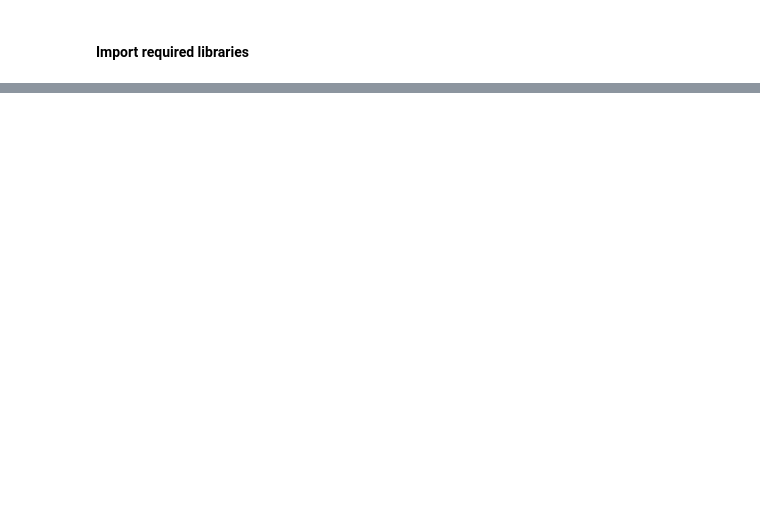
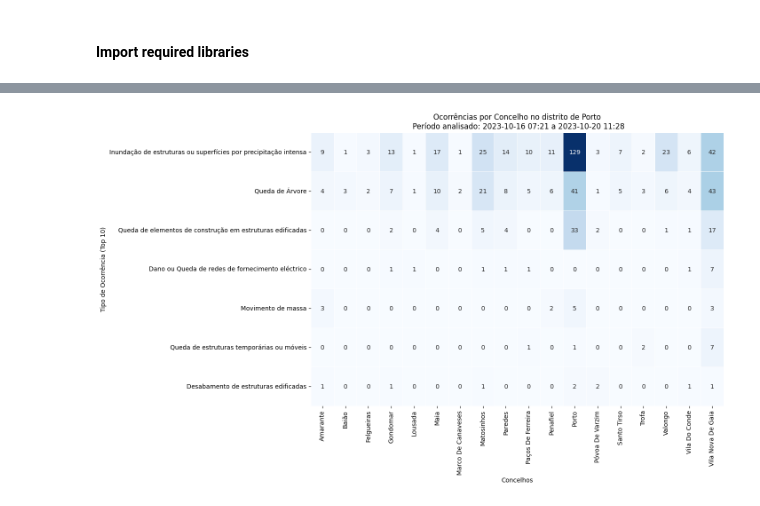
Before and after one commit to JorgeMiguelGomes/fma-analysis-vostpt, a Jupyter notebook: VOSTPT_FMA_ANALYSIS.ipynb, the cells around one changed output, grey strips where cells are left out. Drawn from its saved outputs; the diff is of its cells as text; code cells hidden in the pictures; blank space fills up the shorter version.

```diff
--- a/VOSTPT_FMA_ANALYSIS.ipynb
+++ b/VOSTPT_FMA_ANALYSIS.ipynb
@@ -478,0 +390,33 @@ plt.show()
+# %%
+# Identify the district with the most incidents
+top_district = incident_data_full['district'].value_counts().idxmax()
+
+# Filter the data for that district
+district_data = incident_data_full[incident_data_full['district'] == top_district]
+
+# Calculate the frequency of each 'natureza' for each 'concelho' in the top district
+natureza_concelho_crosstab = pd.crosstab(district_data['natureza'], district_data['concelho'])
+
+# Get the top 10 'natureza' types
+top_naturezas = district_data['natureza'].value_counts().nlargest(10).index
+
+# Filter the crosstab for only the top 10 'natureza' types
+top_natureza_concelho_crosstab = natureza_concelho_crosstab.loc[top_naturezas]
+
+# Create the heatmap
+plt.figure(figsize=(12, 8))
+heatmap = sns.heatmap(top_natureza_concelho_crosstab, annot=True, fmt="d", cmap='Blues', linewidths=.5, cbar=False)
+
+# Set the labels and titles with the top district
+plt.xlabel('Concelhos')
+plt.ylabel('Tipo de Ocorrência (Top 10)')
+plt.title(f'Ocorrências por Concelho no distrito de {top_district}\n Período analisado: {start_date_str} a {end_date_str}', loc='center')
+plt.xticks(rotation=90)
+plt.yticks(rotation=0)
+
+# Save the figure in high resolution
+filename=f'concelho_high_res_{end_date_str}.png'
+plt.savefig(filename, dpi=300, bbox_inches='tight')
+files.download(filename)
+plt.show()
+# %% [output]
@@ -478,0 +425 @@ plt.show()
+[figure, added]
```
Also changed, not shown: parts of 89 cells of this notebook.
